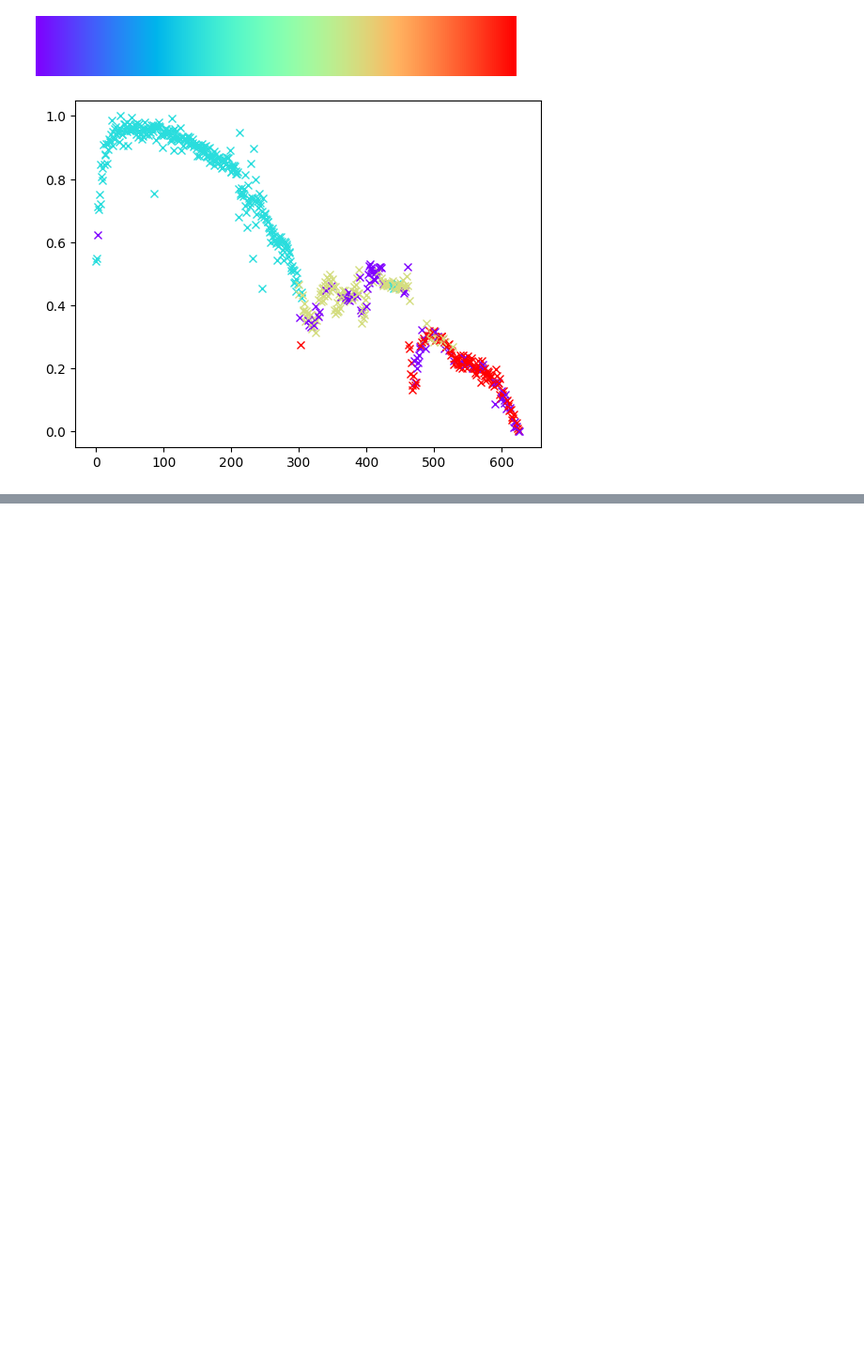
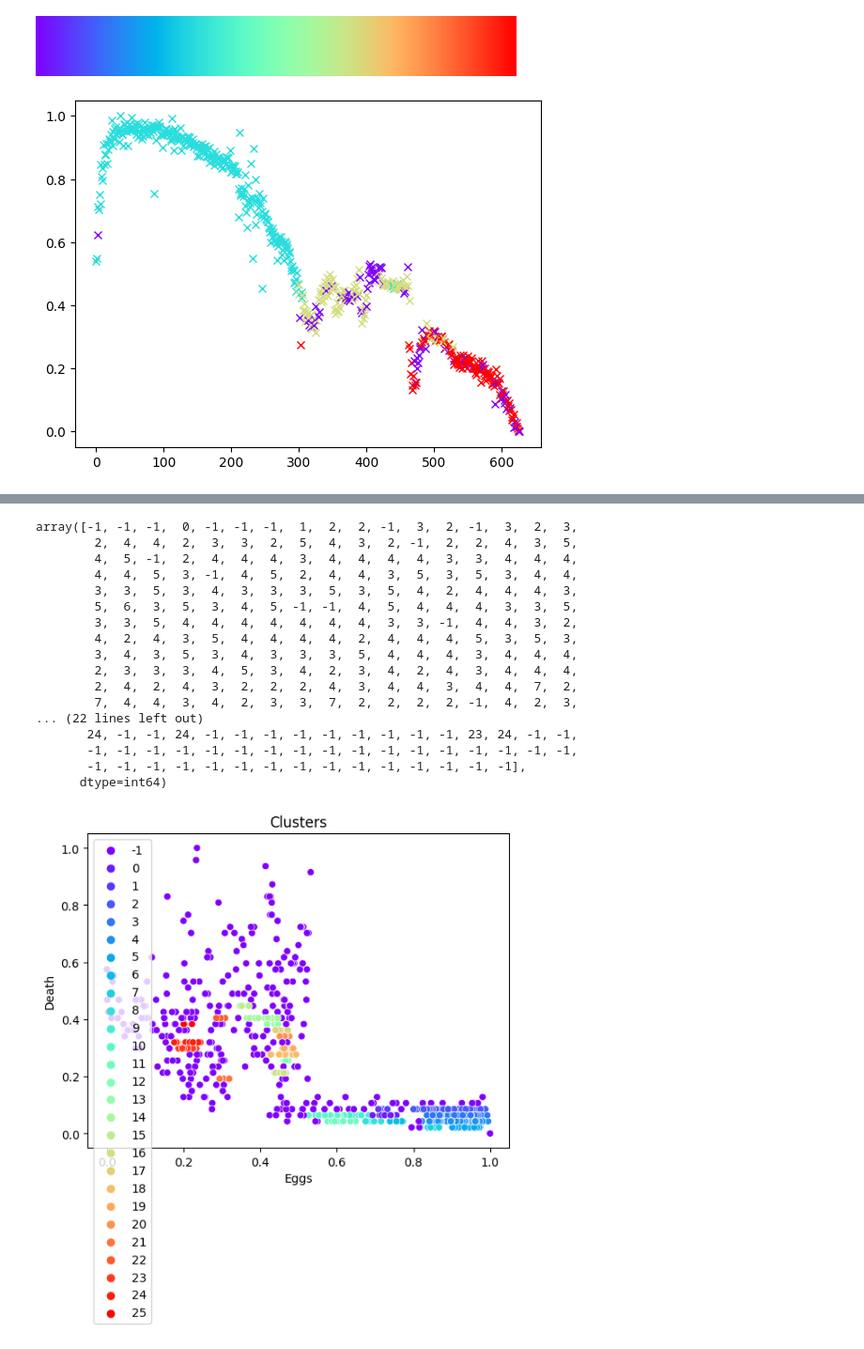
Before and after one commit to CanaliDavide/DASA--Project, a Jupyter notebook: Clustering.ipynb, the cells around one changed output, grey strips where cells are left out. Shown at 94% size. Cells and saved outputs as stored; diff of their text form; code cells hidden in the pictures; blank space fills up the shorter version.

```diff
--- a/Clustering.ipynb
+++ b/Clustering.ipynb
@@ -248,0 +256,3 @@ plt.show()
+# %%
+Utility.DensityClustering(cycleA, ["Eggs", "Death"])
+# %% [output]
@@ -248,0 +260,18 @@ plt.show()
+array([-1, -1, -1,  0, -1, -1, -1,  1,  2,  2, -1,  3,  2, -1,  3,  2,  3,
+        2,  4,  4,  2,  3,  3,  2,  5,  4,  3,  2, -1,  2,  2,  4,  3,  5,
+        4,  5, -1,  2,  4,  4,  4,  3,  4,  4,  4,  4,  3,  3,  4,  4,  4,
+        4,  4,  5,  3, -1,  4,  5,  2,  4,  4,  3,  5,  3,  5,  3,  4,  4,
+        3,  3,  5,  3,  4,  3,  3,  3,  5,  3,  5,  4,  2,  4,  4,  4,  3,
+        5,  6,  3,  5,  3,  4,  5, -1, -1,  4,  5,  4,  4,  4,  3,  3,  5,
+        3,  3,  5,  4,  4,  4,  4,  4,  4,  4,  3,  3, -1,  4,  4,  3,  2,
+        4,  2,  4,  3,  5,  4,  4,  4,  4,  2,  4,  4,  4,  5,  3,  5,  3,
+        3,  4,  3,  5,  3,  4,  3,  3,  3,  5,  4,  4,  4,  3,  4,  4,  4,
+        2,  3,  3,  3,  4,  5,  3,  4,  2,  3,  4,  2,  4,  3,  4,  4,  4,
+        2,  4,  2,  4,  3,  2,  2,  2,  4,  3,  4,  4,  3,  4,  4,  7,  2,
+        7,  4,  4,  3,  4,  2,  3,  3,  7,  2,  2,  2,  2, -1,  4,  2,  3,
+... (22 lines left out)
+       24, -1, -1, 24, -1, -1, -1, -1, -1, -1, -1, -1, -1, 23, 24, -1, -1,
+       -1, -1, -1, -1, -1, -1, -1, -1, -1, -1, -1, -1, -1, -1, -1, -1, -1,
+       -1, -1, -1, -1, -1, -1, -1, -1, -1, -1, -1, -1, -1, -1, -1],
+      dtype=int64)
+[figure, added]
```
Also changed, not shown: parts of 6 cells of this notebook, 1 other file.
